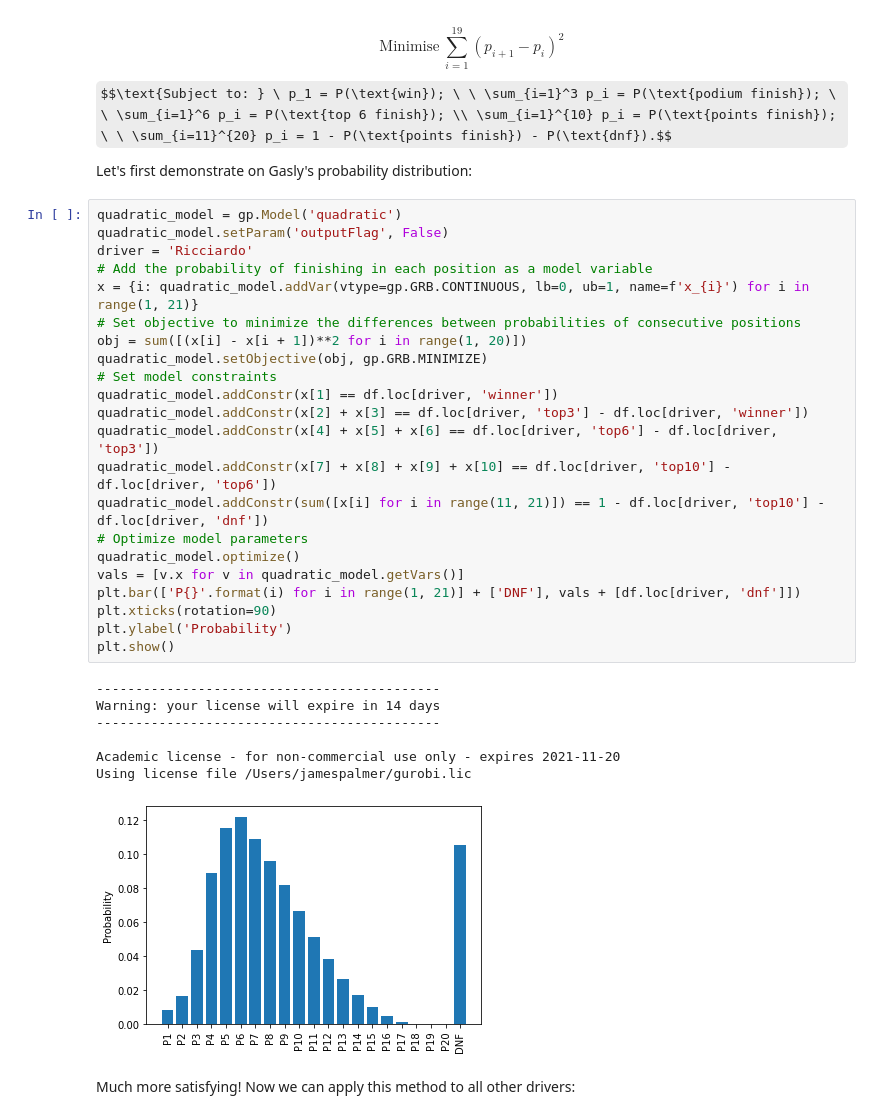
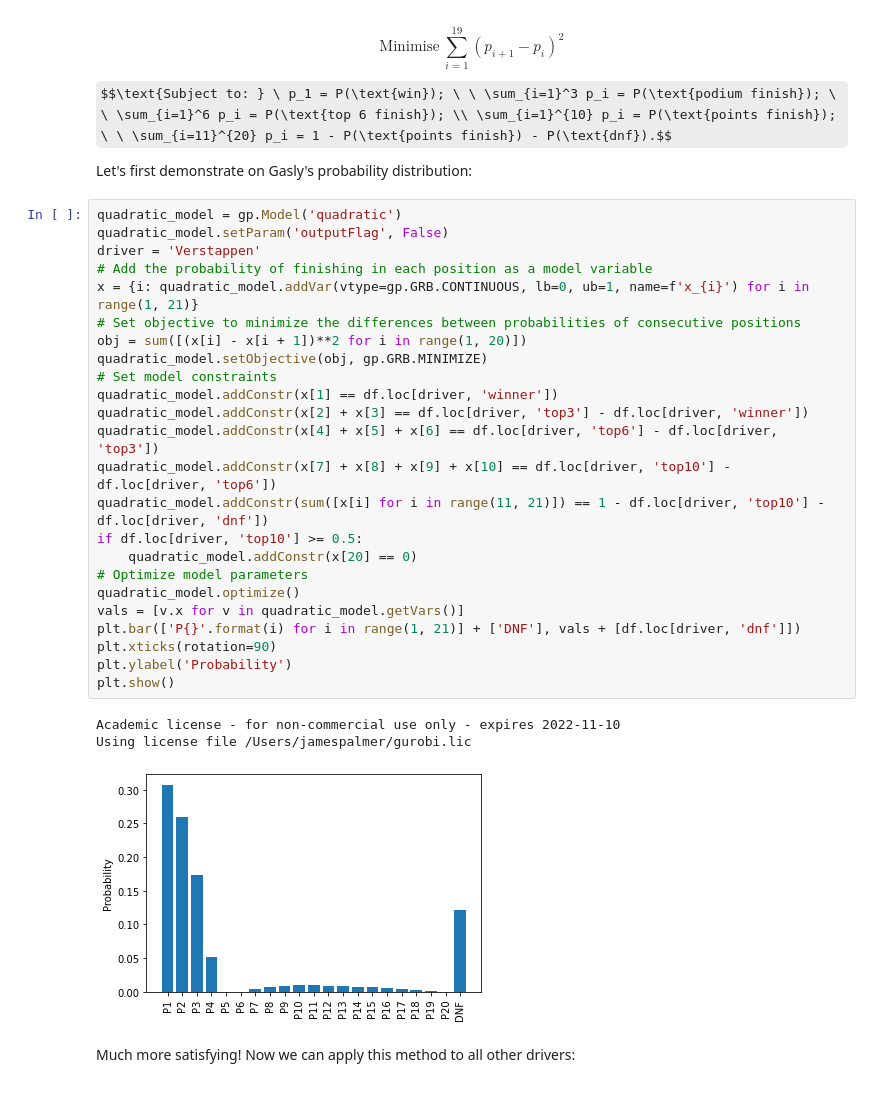
Before and after one commit to harryrgrove/F1_model, a Jupyter notebook: model.ipynb, the cells around one changed output. Saved outputs shown, nothing was run; the diff lists cells and outputs as text; some formulas as TeX source.

```diff
--- a/model.ipynb
+++ b/model.ipynb
@@ -174,33 +174,31 @@ Let's first demonstrate on Gasly's probability distribution:
 # %%
 quadratic_model = gp.Model('quadratic')
 quadratic_model.setParam('outputFlag', False)
-driver = 'Ricciardo'
+driver = 'Verstappen'
 # Add the probability of finishing in each position as a model variable
 x = {i: quadratic_model.addVar(vtype=gp.GRB.CONTINUOUS, lb=0, ub=1, name=f'x_{i}') for i in range(1, 21)}
 # Set objective to minimize the differences between probabilities of consecutive positions
 obj = sum([(x[i] - x[i + 1])**2 for i in range(1, 20)])
 quadratic_model.setObjective(obj, gp.GRB.MINIMIZE)
 # Set model constraints
 quadratic_model.addConstr(x[1] == df.loc[driver, 'winner'])
 quadratic_model.addConstr(x[2] + x[3] == df.loc[driver, 'top3'] - df.loc[driver, 'winner'])
 quadratic_model.addConstr(x[4] + x[5] + x[6] == df.loc[driver, 'top6'] - df.loc[driver, 'top3'])
 quadratic_model.addConstr(x[7] + x[8] + x[9] + x[10] == df.loc[driver, 'top10'] - df.loc[driver, 'top6'])
 quadratic_model.addConstr(sum([x[i] for i in range(11, 21)]) == 1 - df.loc[driver, 'top10'] - df.loc[driver, 'dnf'])
+if df.loc[driver, 'top10'] >= 0.5:
+    quadratic_model.addConstr(x[20] == 0)
 # Optimize model parameters
 quadratic_model.optimize()
 vals = [v.x for v in quadratic_model.getVars()]
 plt.bar(['P{}'.format(i) for i in range(1, 21)] + ['DNF'], vals + [df.loc[driver, 'dnf']])
 plt.xticks(rotation=90)
 plt.ylabel('Probability')
 plt.show()
 # %% [output]
---------------------------------------------
-Warning: your license will expire in 14 days
---------------------------------------------
-
-Academic license - for non-commercial use only - expires 2021-11-20
+Academic license - for non-commercial use only - expires 2022-11-10
 Using license file /Users/jamespalmer/gurobi.lic
-[figure, old version]
+[figure, new version]
 # %% [markdown]
 Much more satisfying! Now we can apply this method to all other drivers:
 # %%
```
Also changed, not shown: parts of 21 cells of this notebook.
